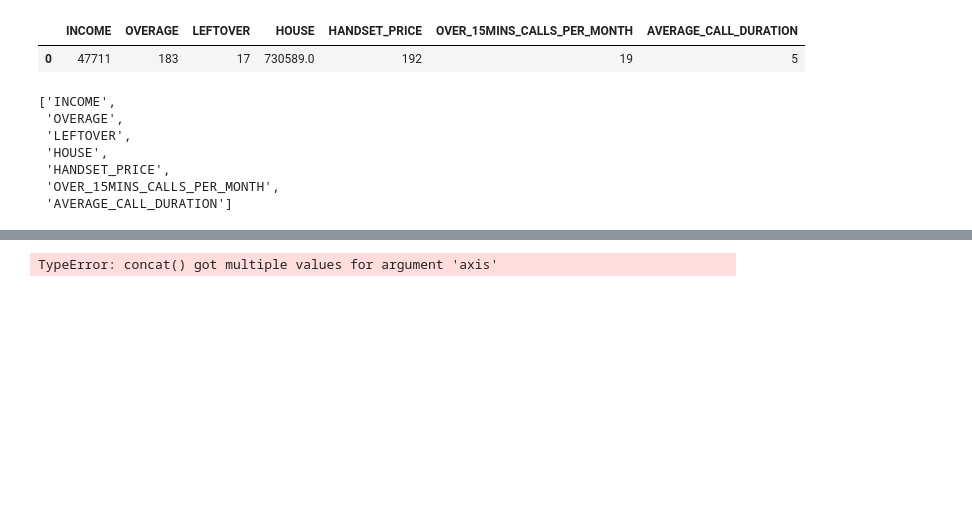
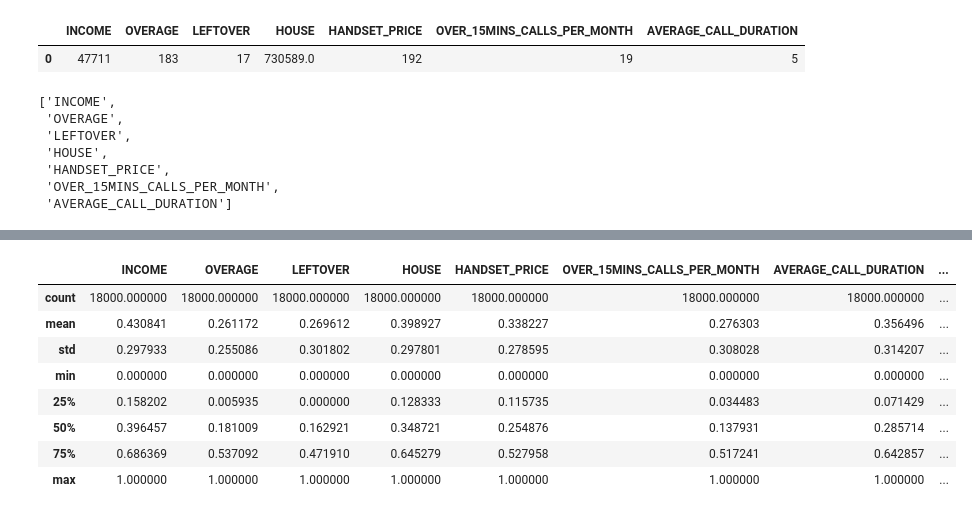
Before and after one commit to cyeongy/kt-aivle, a Jupyter notebook: data_processing/05_데이터_전처리_종합실습.ipynb, the cells around one changed output, grey strips where cells are left out. Drawn from its saved outputs; the diff is of its cells as text; code cells hidden in the pictures; blank space fills up the shorter version.

```diff
--- a/data_processing/05_데이터_전처리_종합실습.ipynb
+++ b/data_processing/05_데이터_전처리_종합실습.ipynb
@@ -815,6 +815,15 @@ my_numerical = mm_scaler.fit_transform(my_numerical)
 # %%
 df_numerical = pd.DataFrame(my_numerical, columns=my_list)
 # %%
-result = pd.concat(df_numerical, my_category, axis=1)
+result = pd.concat([df_numerical, my_category], axis=1)
+result.describe()
 # %% [output]
-TypeError: concat() got multiple values for argument 'axis'
+|  | INCOME | OVERAGE | LEFTOVER | HOUSE | HANDSET_PRICE | OVER_15MINS_CALLS_PER_MONTH | AVERAGE_CALL_DURATION | ... |
+| count | 18000.000000 | 18000.000000 | 18000.000000 | 18000.000000 | 18000.000000 | 18000.000000 | 18000.000000 | ... |
+| mean | 0.430841 | 0.261172 | 0.269612 | 0.398927 | 0.338227 | 0.276303 | 0.356496 | ... |
+| std | 0.297933 | 0.255086 | 0.301802 | 0.297801 | 0.278595 | 0.308028 | 0.314207 | ... |
+| min | 0.000000 | 0.000000 | 0.000000 | 0.000000 | 0.000000 | 0.000000 | 0.000000 | ... |
+| 25% | 0.158202 | 0.005935 | 0.000000 | 0.128333 | 0.115735 | 0.034483 | 0.071429 | ... |
+| 50% | 0.396457 | 0.181009 | 0.162921 | 0.348721 | 0.254876 | 0.137931 | 0.285714 | ... |
+| 75% | 0.686369 | 0.537092 | 0.471910 | 0.645279 | 0.527958 | 0.517241 | 0.642857 | ... |
+| max | 1.000000 | 1.000000 | 1.000000 | 1.000000 | 1.000000 | 1.000000 | 1.000000 | ... |
```
Also changed, not shown: 1 other file.
